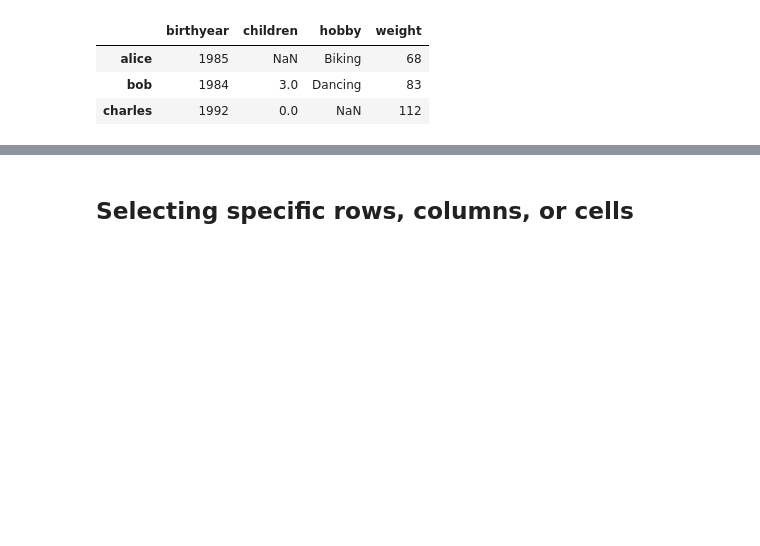
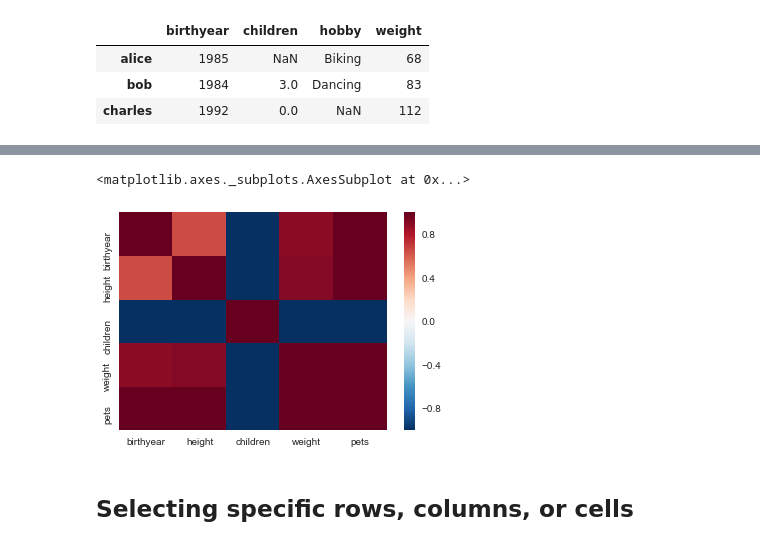
Before and after one commit to carriegardner428/cybersecurity_datascience, a Jupyter notebook: tutorials/Pandas Intro.ipynb, the cells around one changed output, grey strips where cells are left out. Drawn from its saved outputs; the diff is of its cells as text; code cells hidden in the pictures; blank space fills up the shorter version.

```diff
--- a/tutorials/Pandas Intro.ipynb
+++ b/tutorials/Pandas Intro.ipynb
@@ -170,3 +411,8 @@ people
+# %%
+sns.heatmap(people.corr())
+# %% [output]
+<matplotlib.axes._subplots.AxesSubplot at 0x...>
+[figure, added]
 # %% [markdown]
 ## Selecting specific rows, columns, or cells
 # %% [markdown]
```
Also changed, not shown: parts of 32 cells of this notebook.
